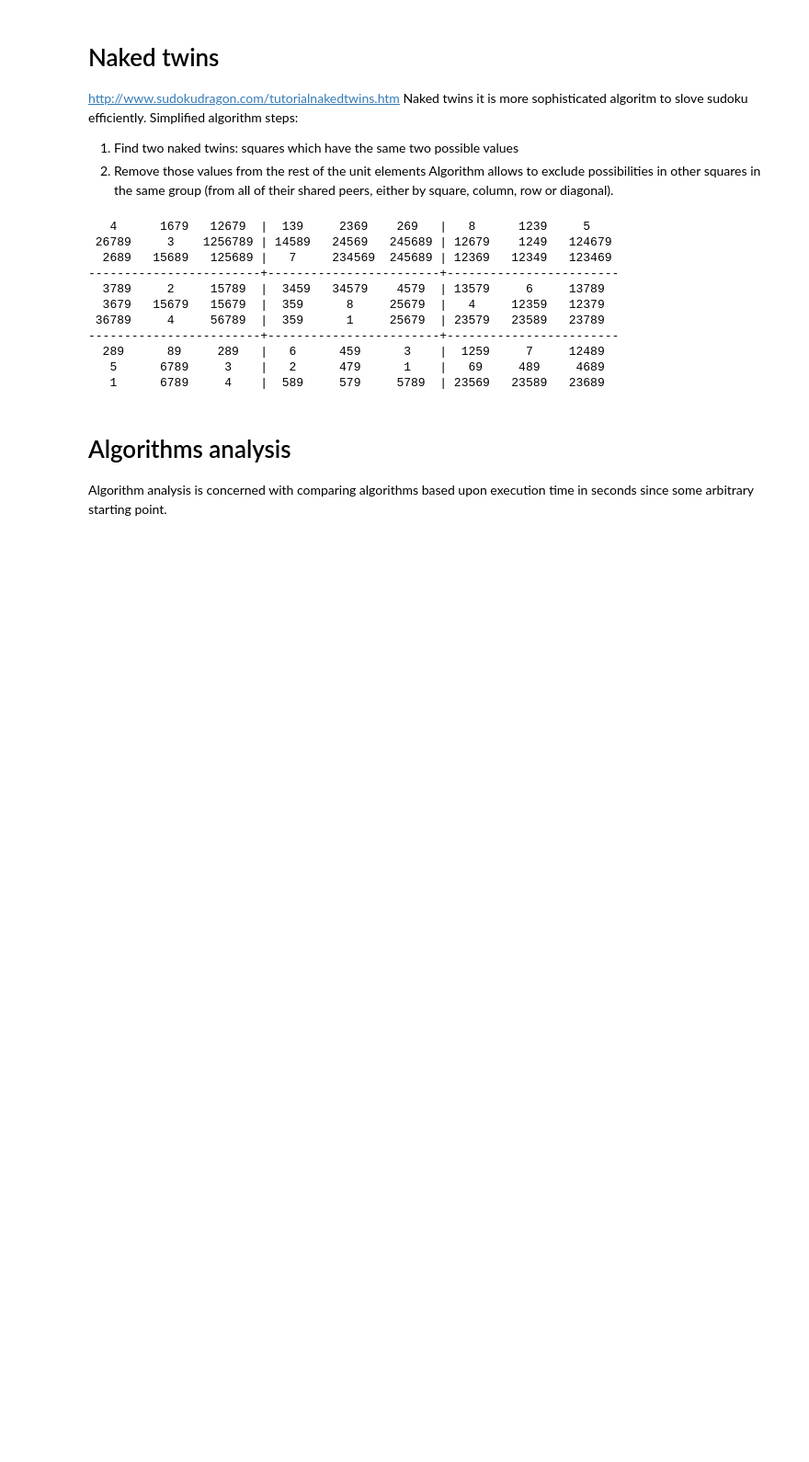
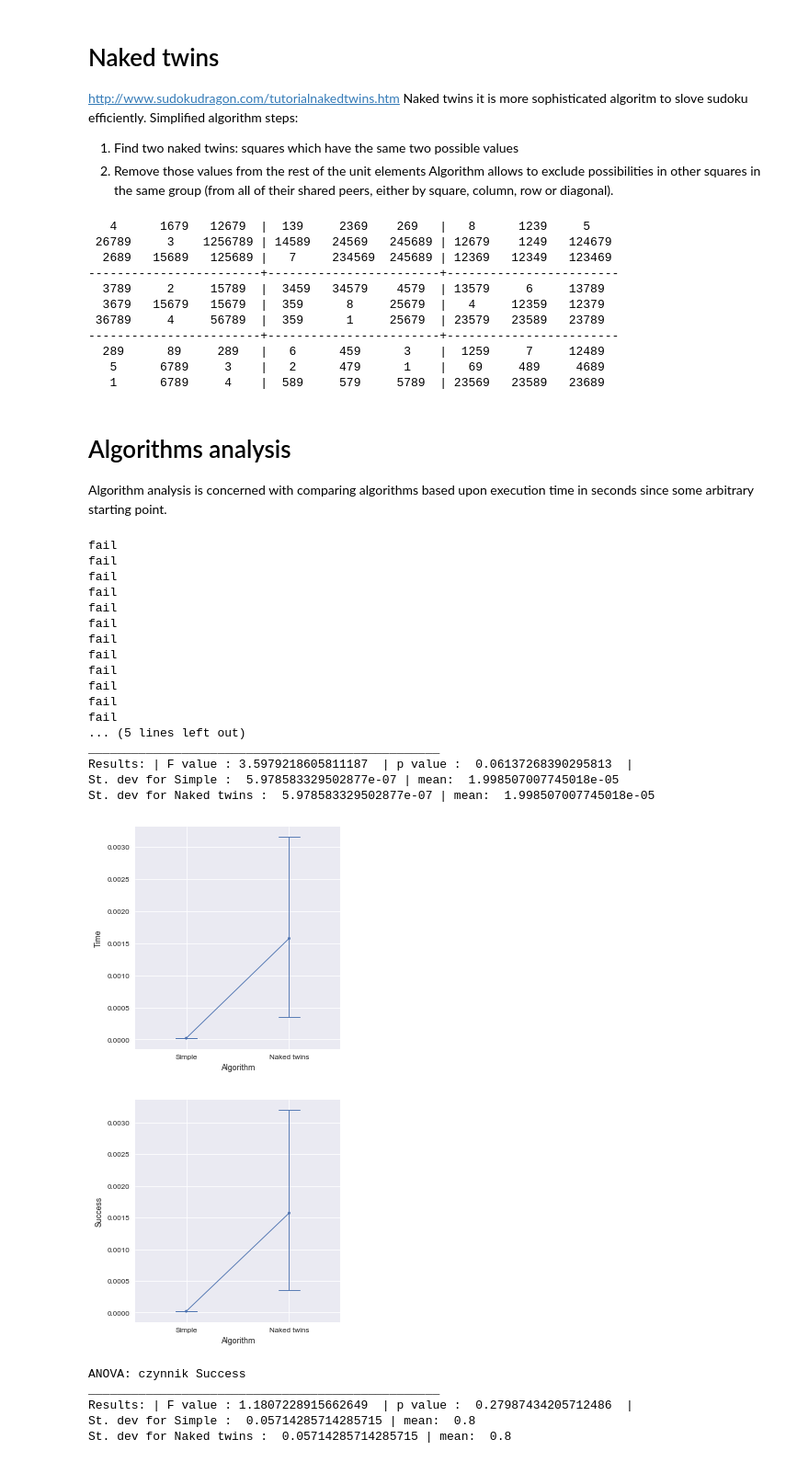
Before and after one commit to uzuchowicz/AI-sudoku, a Jupyter notebook: sudoku.ipynb, the cells around one changed output. Shown: that part at 92% size. Saved outputs shown, nothing was run; the diff lists cells and outputs as text; code cells hidden in the pictures; blank space fills up the shorter version.

Commit message:
correct version of naked twin algorithm, statistics, plotting results

```diff
--- a/sudoku.ipynb
+++ b/sudoku.ipynb
@@ -365,10 +371,3 @@ display(reduce_puzzle_with_naked_twins(sudoku_values))
 # %% [markdown]
 # Algorithms analysis
 Algorithm analysis is concerned with comparing algorithms based upon execution time in seconds since some arbitrary starting point.
-# %%
-from time import clock
-
-def algorithm_execution_time(solve_function, sudoku_values):
-    solve_fuction(sudoku_values)
-    execution_time=0
-    return exection_time
@@ -374,0 +485,28 @@ def algorithm_execution_time(solve_function, sudoku_values):
+# %%
+
+get_algorithms_statistics("sudoku_data\\sudoku_dataset1.txt", reduce_puzzle, reduce_puzzle_with_naked_twins)
+# %% [output]
+fail
+fail
+fail
+fail
+fail
+fail
+fail
+fail
+fail
+fail
+fail
+fail
+... (5 lines left out)
+_________________________________________________
+Results: | F value : 3.5979218605811187  | p value :  0.06137268390295813  |
+St. dev for Simple :  5.978583329502877e-07 | mean:  1.998507007745018e-05
+St. dev for Naked twins :  5.978583329502877e-07 | mean:  1.998507007745018e-05
+[figure, added]
+[figure, added]
+ANOVA: czynnik Success
+_________________________________________________
+Results: | F value : 1.1807228915662649  | p value :  0.27987434205712486  |
+St. dev for Simple :  0.05714285714285715 | mean:  0.8
+St. dev for Naked twins :  0.05714285714285715 | mean:  0.8
```
Also changed, not shown: parts of 3 cells of this notebook.
